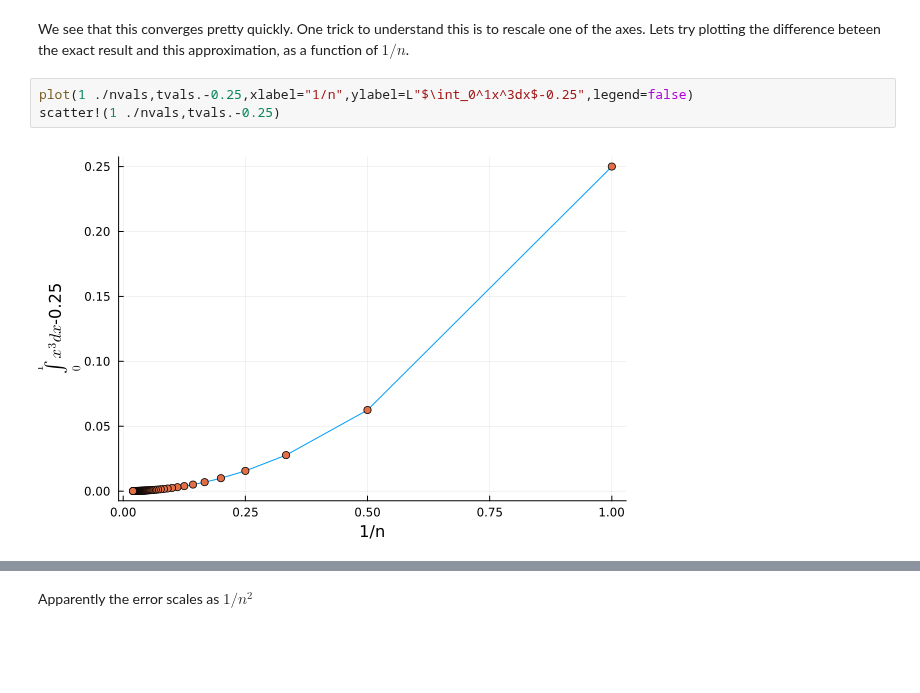
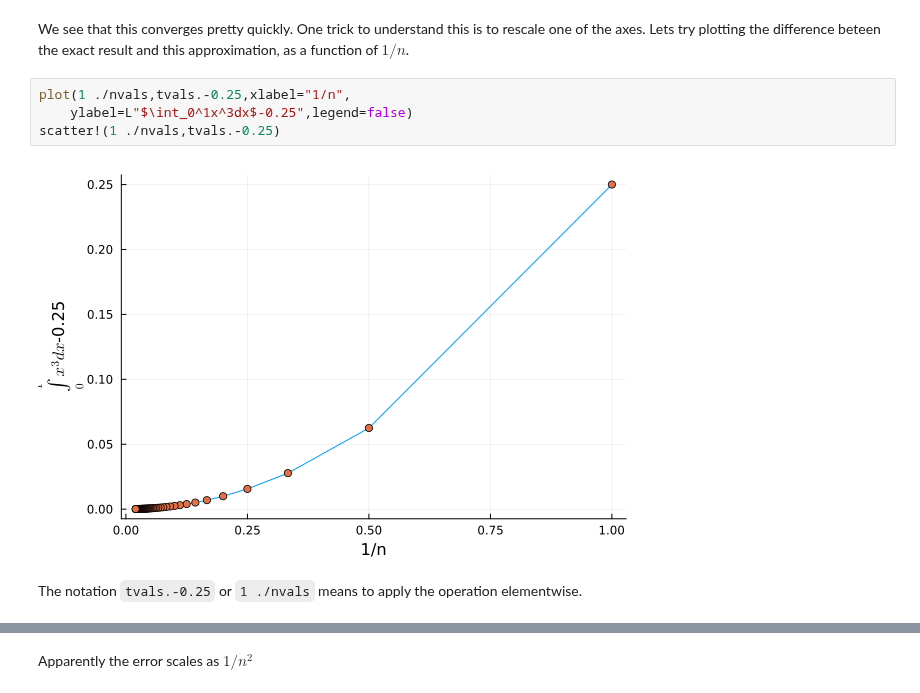
Before and after one commit to em256/phys4480, a Jupyter notebook: Period of a pendulum.ipynb, the cells around one changed output, grey strips where cells are left out. Drawn from its saved outputs; the diff is of its cells as text; blank space fills up the shorter version.

```diff
--- a/Period of a pendulum.ipynb
+++ b/Period of a pendulum.ipynb
@@ -259,7 +301,10 @@ scatter!(nvals,tvals)
 # %% [markdown]
 We see that this converges pretty quickly. One trick to understand this is to rescale one of the axes.  Lets try plotting the difference beteen the exact result and this approximation, as a function of $1/n$.
 # %%
-plot(1 ./nvals,tvals.-0.25,xlabel="1/n",ylabel=L"$\int_0^1x^3dx$-0.25",legend=false)
+plot(1 ./nvals,tvals.-0.25,xlabel="1/n",
+    ylabel=L"$\int_0^1x^3dx$-0.25",legend=false)
 scatter!(1 ./nvals,tvals.-0.25)
 # %% [output]
-[figure, old version]
+[figure, new version]
+# %% [markdown]
+The notation `tvals.-0.25` or `1 ./nvals` means to apply the operation elementwise.
```
Also changed, not shown: parts of 154 cells of this notebook.
